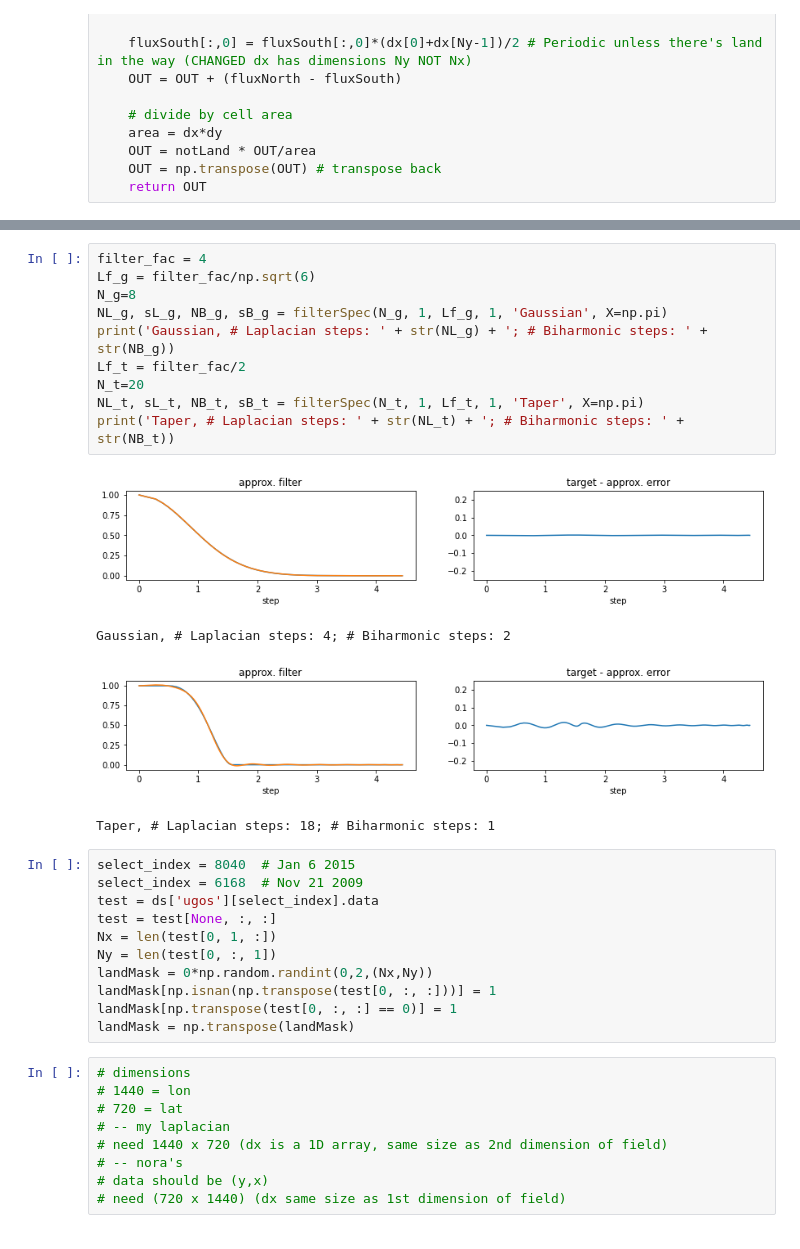
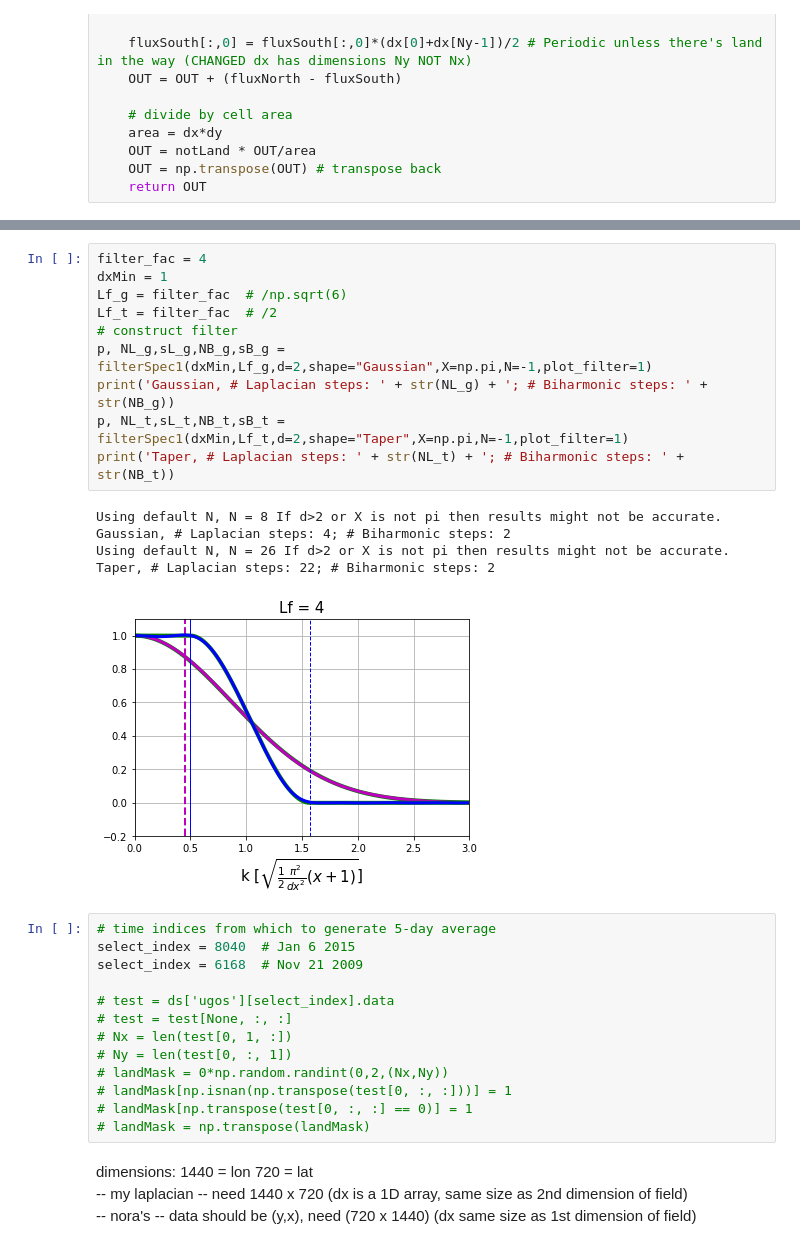
Before and after one commit to ocean-eddy-cpt/WP1T2-2D-EKE-Analysis, a Jupyter notebook: aviso_filter.ipynb, the cells around one changed output, grey strips where cells are left out. Cells and saved outputs as stored; diff of their text form.

Commit message:
newer version of filterspec and aviso filtering figure

```diff
--- a/aviso_filter.ipynb
+++ b/aviso_filter.ipynb
@@ -148,38 +158,40 @@ def Filter2d(NL,sL,NB,sB,field,dx,dy):
 # %%
 filter_fac = 4
-Lf_g = filter_fac/np.sqrt(6)
-N_g=8
-NL_g, sL_g, NB_g, sB_g = filterSpec(N_g, 1, Lf_g, 1, 'Gaussian', X=np.pi)
+dxMin = 1
+Lf_g = filter_fac  # /np.sqrt(6)
+Lf_t = filter_fac  # /2
+# construct filter
+p, NL_g,sL_g,NB_g,sB_g = filterSpec1(dxMin,Lf_g,d=2,shape="Gaussian",X=np.pi,N=-1,plot_filter=1)
 print('Gaussian, # Laplacian steps: ' + str(NL_g) + '; # Biharmonic steps: ' + str(NB_g))
-Lf_t = filter_fac/2
-N_t=20
-NL_t, sL_t, NB_t, sB_t = filterSpec(N_t, 1, Lf_t, 1, 'Taper', X=np.pi)
+p, NL_t,sL_t,NB_t,sB_t = filterSpec1(dxMin,Lf_t,d=2,shape="Taper",X=np.pi,N=-1,plot_filter=1)
 print('Taper, # Laplacian steps: ' + str(NL_t) + '; # Biharmonic steps: ' + str(NB_t))
 # %% [output]
+Using default N, N = 8 If d>2 or X is not pi then results might not be accurate.
+Gaussian, # Laplacian steps: 4; # Biharmonic steps: 2
+Using default N, N = 26 If d>2 or X is not pi then results might not be accurate.
+Taper, # Laplacian steps: 22; # Biharmonic steps: 2
-[figure, old version]
+[figure, new version]
-Gaussian, # Laplacian steps: 4; # Biharmonic steps: 2
-[figure, removed]
-Taper, # Laplacian steps: 18; # Biharmonic steps: 1
 # %%
+# time indices from which to generate 5-day average
 select_index = 8040  # Jan 6 2015
 select_index = 6168  # Nov 21 2009
-test = ds['ugos'][select_index].data
-test = test[None, :, :]
-Nx = len(test[0, 1, :])
-Ny = len(test[0, :, 1])
-landMask = 0*np.random.randint(0,2,(Nx,Ny))
-landMask[np.isnan(np.transpose(test[0, :, :]))] = 1
-landMask[np.transpose(test[0, :, :] == 0)] = 1
-landMask = np.transpose(landMask)
+
+# test = ds['ugos'][select_index].data
+# test = test[None, :, :]
+# Nx = len(test[0, 1, :])
+# Ny = len(test[0, :, 1])
+# landMask = 0*np.random.randint(0,2,(Nx,Ny))
+# landMask[np.isnan(np.transpose(test[0, :, :]))] = 1
+# landMask[np.transpose(test[0, :, :] == 0)] = 1
+# landMask = np.transpose(landMask)
-# %%
-# dimensions
-# 1440 = lon
-# 720 = lat
-# -- my laplacian
-# need 1440 x 720 (dx is a 1D array, same size as 2nd dimension of field)
-# -- nora's
-# data should be (y,x)
-# need (720 x 1440) (dx same size as 1st dimension of field)
+# %% [markdown]
+dimensions:
+1440 = lon
+720 = lat <br />
+-- my laplacian --
+need 1440 x 720 (dx is a 1D array, same size as 2nd dimension of field) <br />
+-- nora's --
+data should be (y,x), need (720 x 1440) (dx same size as 1st dimension of field)
 # %%
 # cell area
 dy0 = 1852*60*(ds['latitude'][2].data - ds['latitude'][1].data)
```
Also changed, not shown: parts of 14 cells of this notebook, 3 other files.
